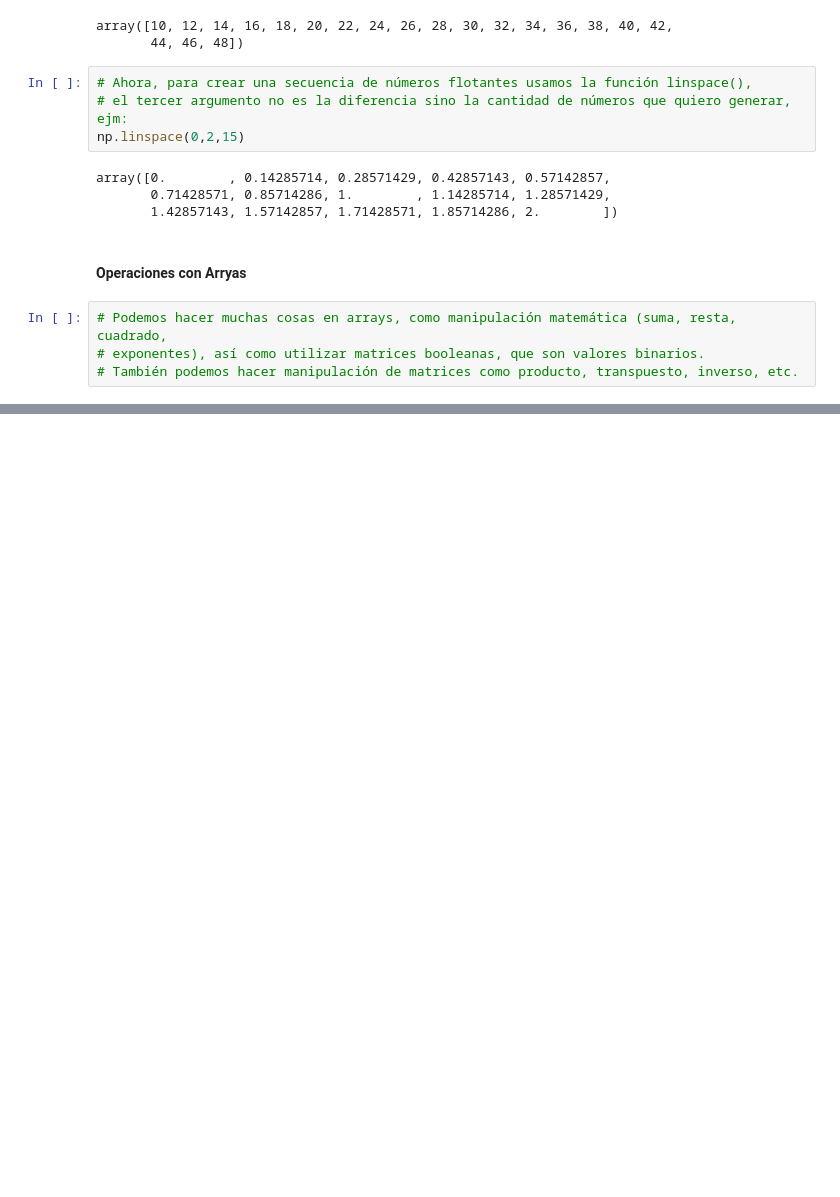
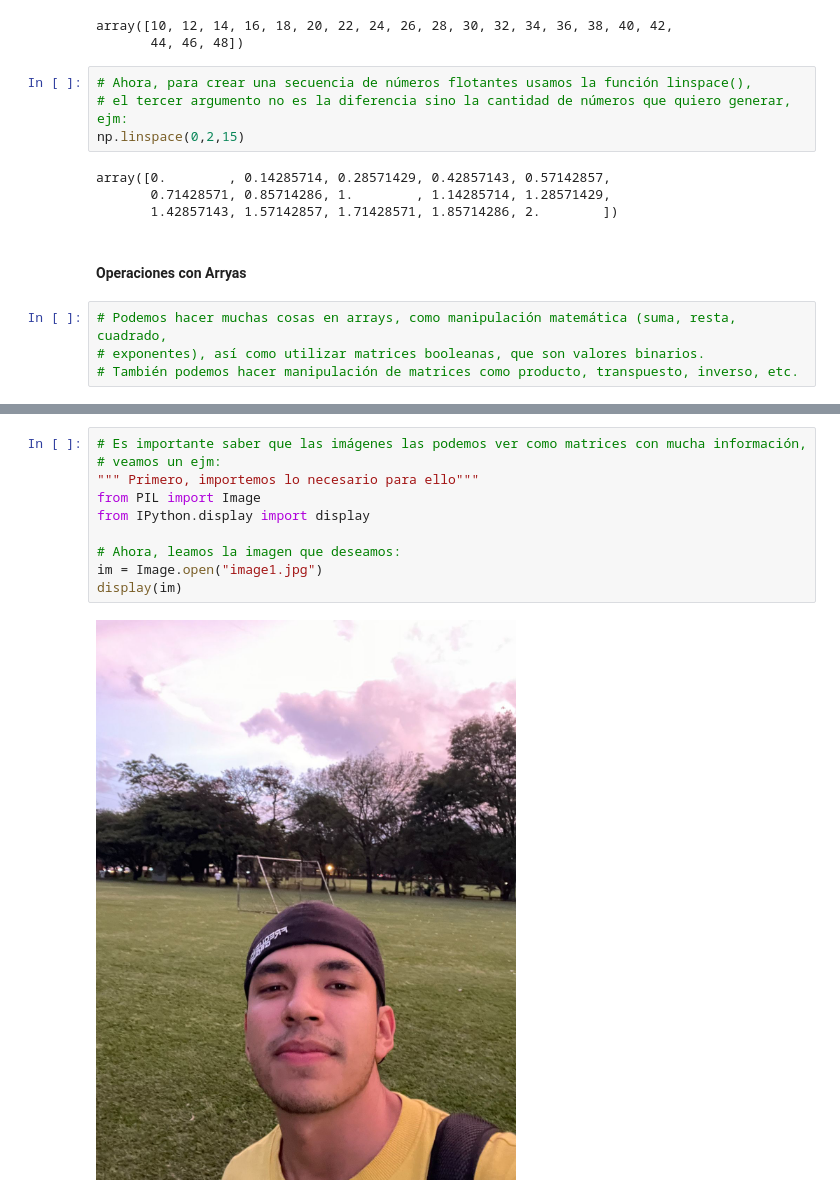
Before and after one commit to Julianh1206/Cursos, a Jupyter notebook: Introduction_to_Data_Science_in_Python.ipynb, the cells around one changed output, grey strips where cells are left out. Saved outputs shown, nothing was run; the diff lists cells and outputs as text; blank space fills up the shorter version.

```diff
--- a/Introduction_to_Data_Science_in_Python.ipynb
+++ b/Introduction_to_Data_Science_in_Python.ipynb
@@ -504,0 +598,12 @@ a*b
+# %%
+# Es importante saber que las imágenes las podemos ver como matrices con mucha información,
+# veamos un ejm:
+""" Primero, importemos lo necesario para ello"""
+from PIL import Image
+from IPython.display import display
+
+# Ahora, leamos la imagen que deseamos:
+im = Image.open("image1.jpg")
+display(im)
+# %% [output]
+[figure, added]
```
Also changed, not shown: parts of 14 cells of this notebook.
